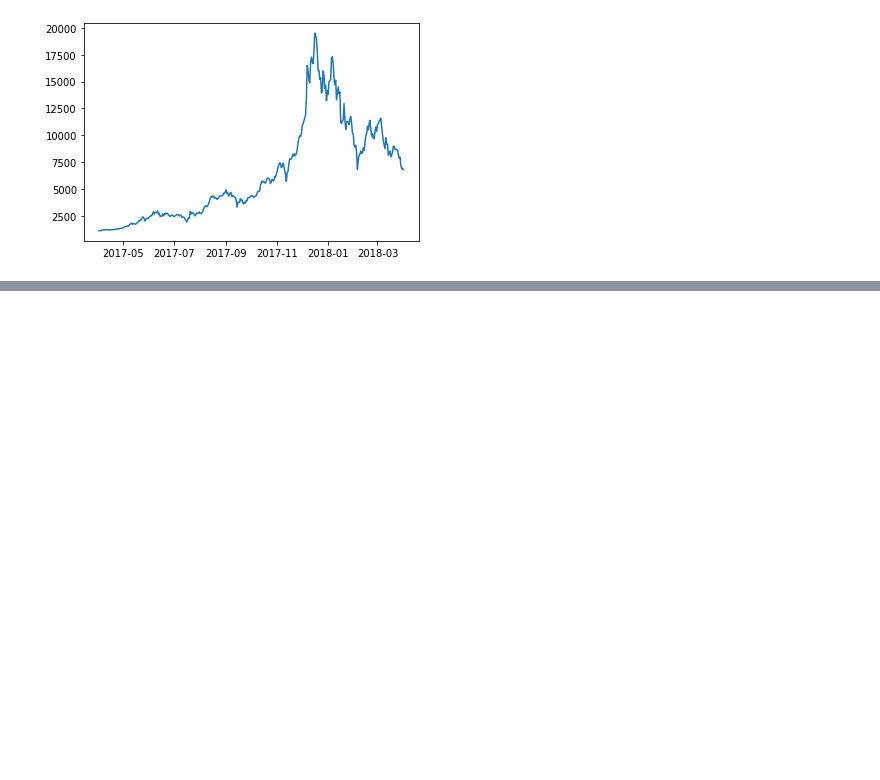
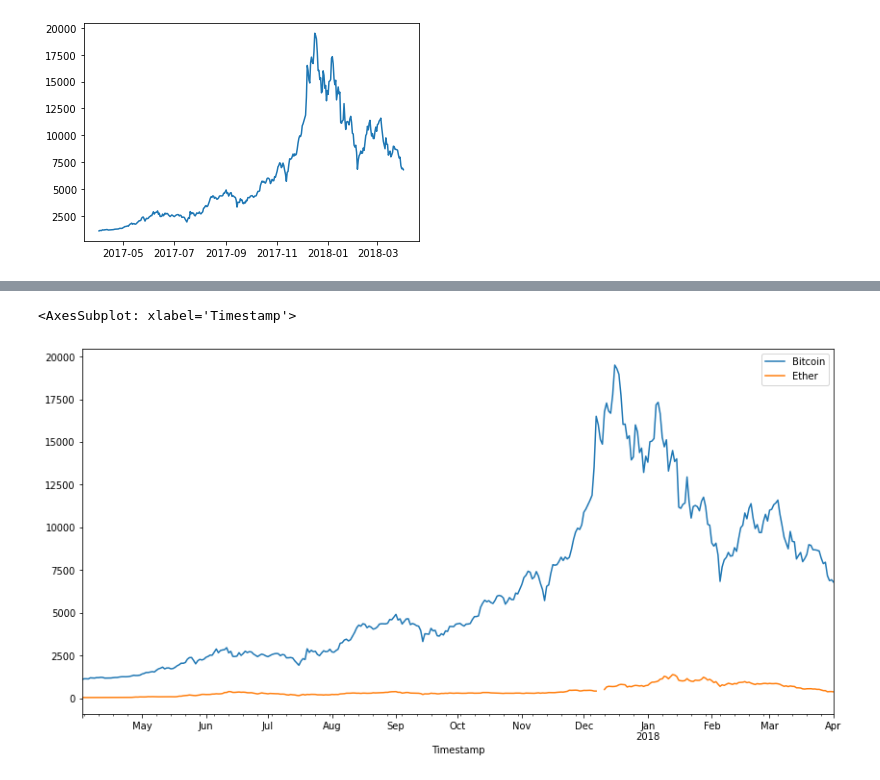
Before and after one commit to c-blomquist/Data-Analysis-Learning, a Jupyter notebook: Pandas_Practice/Pandas_Work.ipynb, the cells around one changed output, grey strips where cells are left out. Saved outputs shown, nothing was run; the diff lists cells and outputs as text; code cells hidden in the pictures; blank space fills up the shorter version.

Commit message:
Adding in second data set, plotting both and finding missing data

```diff
--- a/Pandas_Practice/Pandas_Work.ipynb
+++ b/Pandas_Practice/Pandas_Work.ipynb
@@ -571,0 +600,11 @@ plt.plot(btc_df.index, btc_df['Price'])
+# %%
+# The Unix time stamps are too precise to be able to use as an index and be able to compare to the previous dataset, so we must use the Date(UTC)
+# To do this we can do a similar action to the first read in with parse_dates and the index_col=0.
+eth_df = pd.read_csv(
+    'data/eth-price.csv',
+    parse_dates=True,
+    index_col=0
+)
+print(eth_df.info())
+
+eth_df
@@ -571,0 +640,8 @@ plt.plot(btc_df.index, btc_df['Price'])
+# %%
+# use the index of one of them to set up the dataframe, as they both share indexes
+compare_prices = pd.DataFrame(index=btc_df.index)
+# create new columns using the price info from each dataframse
+compare_prices['Bitcoin'] = btc_df['Price']
+compare_prices['Ether'] = eth_df['Value']
+
+compare_prices.head()
@@ -571,0 +656,6 @@ plt.plot(btc_df.index, btc_df['Price'])
+# %%
+compare_prices.plot(figsize=(14, 7))
+# notice on this graph that there is a gap for the eth_df right after December
+# %% [output]
+<AxesSubplot: xlabel='Timestamp'>
+[figure, added]
```
Also changed, not shown: parts of 7 cells of this notebook.
